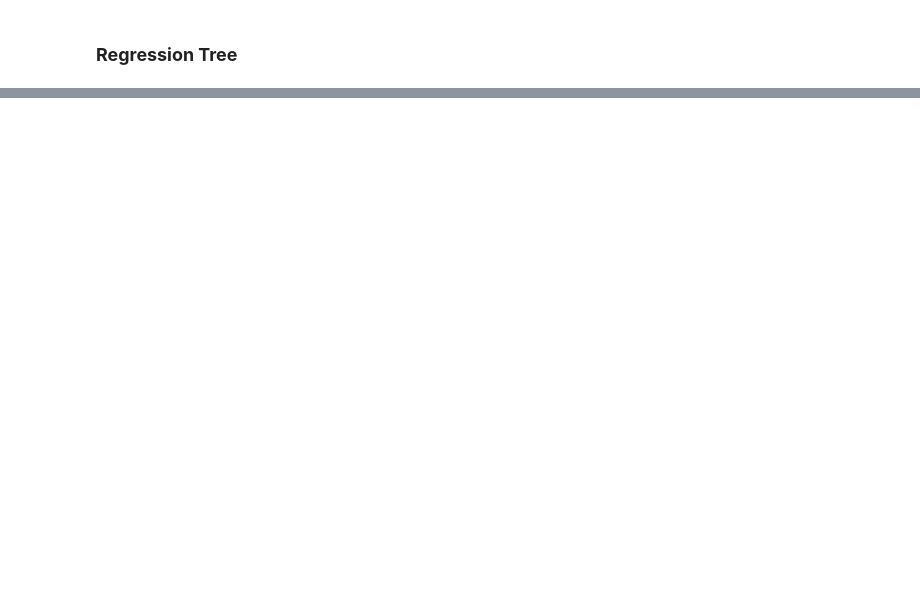
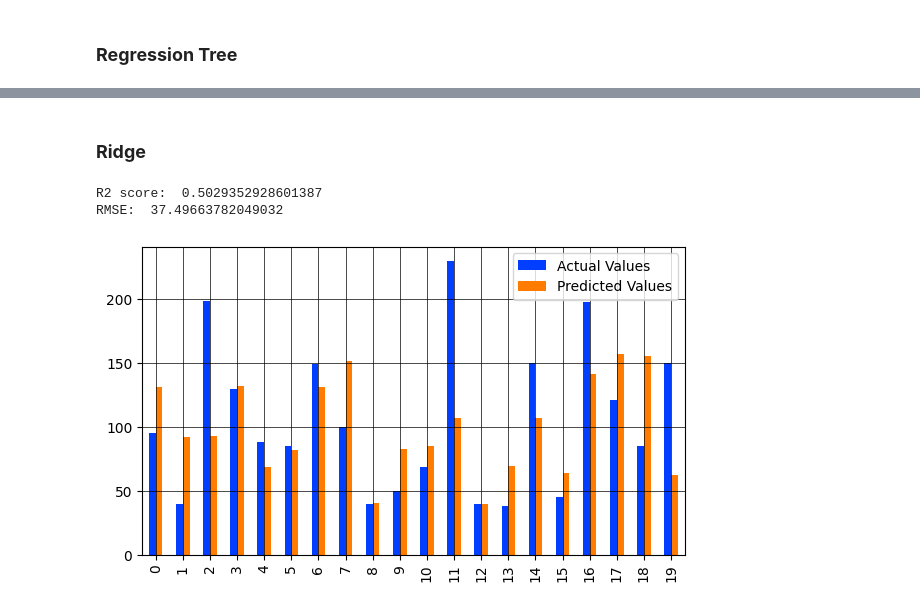
Before and after one commit to AlessandroSignoretto/Programming_project, a Jupyter notebook: Programming_project_pc.ipynb, the cells around one changed output, grey strips where cells are left out. Saved outputs shown, nothing was run; the diff lists cells and outputs as text; code cells hidden in the pictures; blank space fills up the shorter version.

```diff
--- a/Programming_project_pc.ipynb
+++ b/Programming_project_pc.ipynb
@@ -763,0 +817,26 @@ data_filtered_high = X.loc[(NY_dataset_wo['price'] > 135)]
+# %%
+scaler = StandardScaler()
+X_train_low = scaler.fit_transform(X_train_low)
+X_test_low = scaler.fit_transform(X_test_low)
+# %% [markdown]
+<h3><b>Ridge</b></h3>
+# %%
+regL1 = Ridge(alpha=0.01)
+regL1.fit(X_train_low, y_train_low)
+y_pred_low=regL1.predict(X_test_low)
+
+print("R2 score: ",r2_score(y_test_low,y_pred_low))
+print("RMSE: ",np.sqrt(mean_squared_error(y_test_low,y_pred_low)))
+
+#Error
+error_diff = pd.DataFrame({'Actual Values': np.array(y_test_low).flatten(), 'Predicted Values': y_pred_low.flatten()})
+
+#Visualize
+df1 = error_diff.head(20)
+df1.plot(kind='bar',figsize=(7,4))
+plt.grid(linewidth='0.5', color='black')
+plt.show()
+# %% [output]
+R2 score:  0.5029352928601387
+RMSE:  37.49663782049032
+[figure, added]
```
Also changed, not shown: parts of 31 cells of this notebook.
